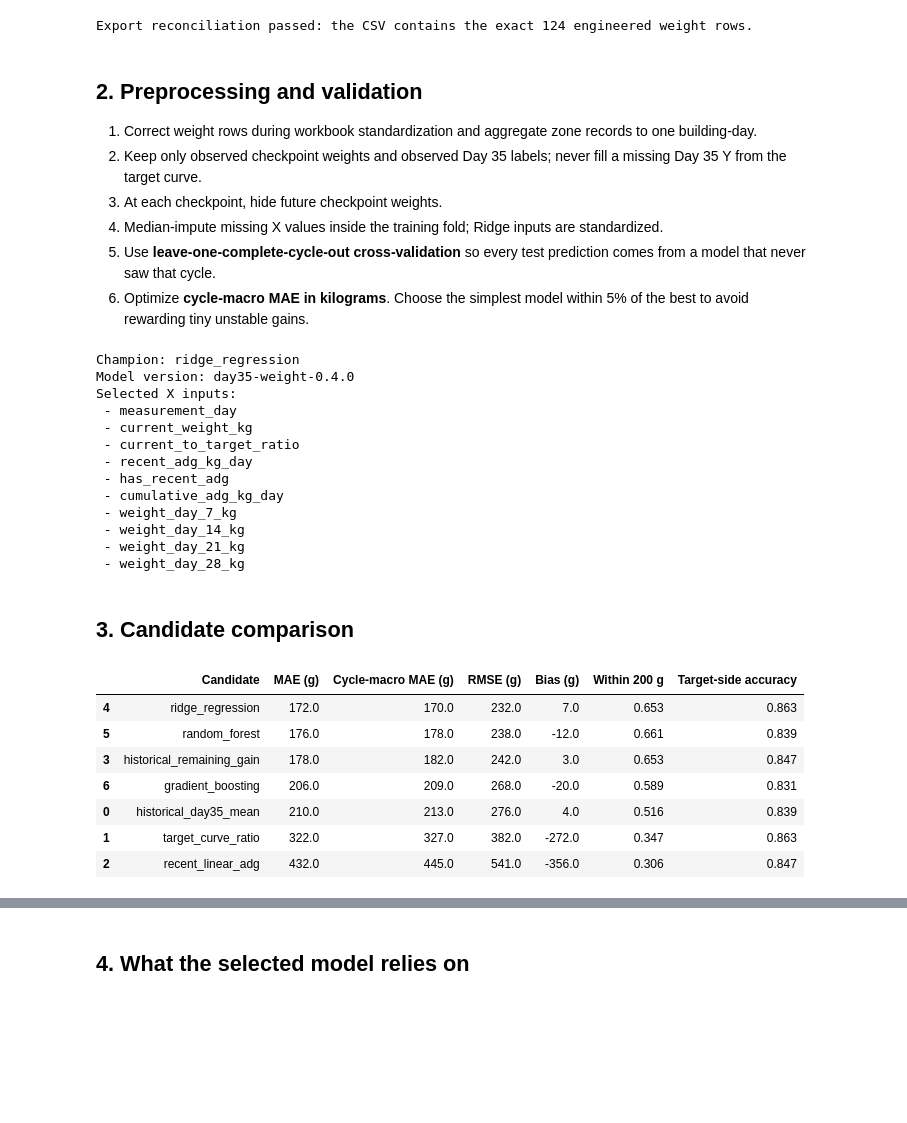
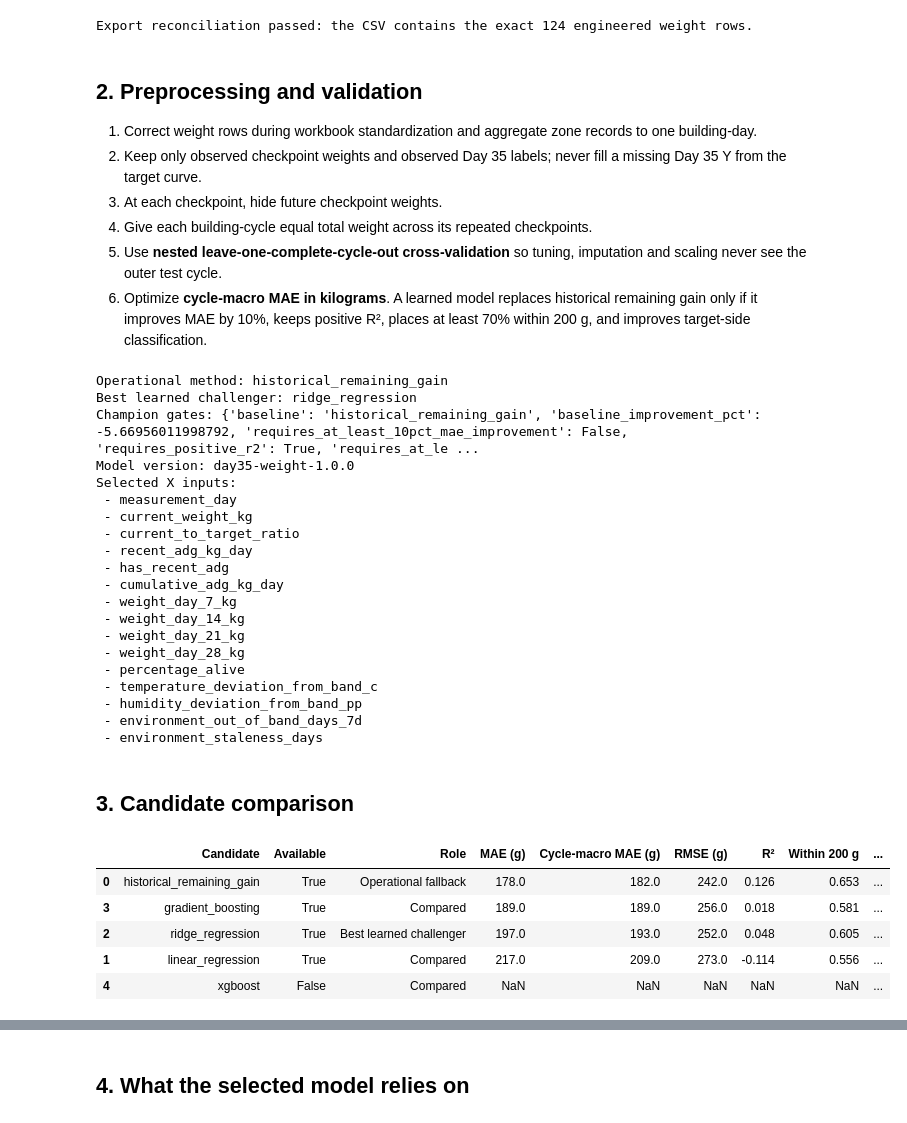
Before and after one commit to jourdandgo/Project_Canary_Capstone, a Jupyter notebook: notebooks/Project_Canary_Day35_Weight_Model.ipynb, the cells around one changed output, grey strips where cells are left out. Drawn from its saved outputs; the diff is of its cells as text; code cells hidden in the pictures; blank space fills up the shorter version.

Commit message:
Polish model explainability, expand EDA, and update defense materials
Polish model explainability, expand EDA, and update defense materials

```diff
--- a/notebooks/Project_Canary_Day35_Weight_Model.ipynb
+++ b/notebooks/Project_Canary_Day35_Weight_Model.ipynb
@@ -77,19 +77,23 @@ Export reconciliation passed: the CSV contains the exact 124 engineered weight r
 1. Correct weight rows during workbook standardization and aggregate zone records to one building-day.
 2. Keep only observed checkpoint weights and observed Day 35 labels; never fill a missing Day 35 Y from the target curve.
 3. At each checkpoint, hide future checkpoint weights.
-4. Median-impute missing X values inside the training fold; Ridge inputs are standardized.
-5. Use **leave-one-complete-cycle-out cross-validation** so every test prediction comes from a model that never saw that cycle.
-6. Optimize **cycle-macro MAE in kilograms**. Choose the simplest model within 5% of the best to avoid rewarding tiny unstable gains.
+4. Give each building-cycle equal total weight across its repeated checkpoints.
+5. Use **nested leave-one-complete-cycle-out cross-validation** so tuning, imputation and scaling never see the outer test cycle.
+6. Optimize **cycle-macro MAE in kilograms**. A learned model replaces historical remaining gain only if it improves MAE by 10%, keeps positive R², places at least 70% within 200 g, and improves target-side classification.
 # %%
 manifest = train_day35_weight_baseline(dataset)
-print("Champion:", manifest["selected_model"])
+print("Operational method:", manifest["selected_model"])
+print("Best learned challenger:", manifest["research_champion"])
+print("Champion gates:", manifest["champion_gates"])
 print("Model version:", manifest["model_version"])
 print("Selected X inputs:")
 for feature in manifest["ridge_parameters"]["features"]:
     print(" -", feature)
 # %% [output]
-Champion: ridge_regression
-Model version: day35-weight-0.4.0
+Operational method: historical_remaining_gain
+Best learned challenger: ridge_regression
+Champion gates: {'baseline': 'historical_remaining_gain', 'baseline_improvement_pct': -5.66956011998792, 'requires_at_least_10pct_mae_improvement': False, 'requires_positive_r2': True, 'requires_at_le ...
+Model version: day35-weight-1.0.0
 Selected X inputs:
  - measurement_day
  - current_weight_kg
@@ -101,31 +105,36 @@ Selected X inputs:
  - weight_day_14_kg
  - weight_day_21_kg
  - weight_day_28_kg
+ - percentage_alive
+ - temperature_deviation_from_band_c
+ - humidity_deviation_from_band_pp
+ - environment_out_of_band_days_7d
+ - environment_staleness_days
 # %% [markdown]
 ## 3. Candidate comparison
 # %%
 comparison = pd.DataFrame([
     {
-        "Candidate": name,
-        "MAE (g)": metrics["mae_kg"] * 1000,
-        "Cycle-macro MAE (g)": metrics["cycle_macro_mae_kg"] * 1000,
-        "RMSE (g)": metrics["rmse_kg"] * 1000,
-        "Bias (g)": metrics["bias_kg"] * 1000,
-        "Within 200 g": metrics["within_200g_rate"],
-        "Target-side accuracy": metrics["target_side_accuracy"],
+        "Candidate": entry["model"],
+        "Available": entry["available"],
+        "Role": "Operational fallback" if entry["model"] == manifest["selected_model"] else "Best learned challenger" if entry["model"] == manifest["research_champion"] else "Compared",
+        "MAE (g)": manifest["candidate_metrics"].get(entry["model"], {}).get("mae_kg", np.nan) * 1000,
+        "Cycle-macro MAE (g)": manifest["candidate_metrics"].get(entry["model"], {}).get("cycle_macro_mae_kg", np.nan) * 1000,
+        "RMSE (g)": manifest["candidate_metrics"].get(entry["model"], {}).get("rmse_kg", np.nan) * 1000,
+        "R²": manifest["candidate_metrics"].get(entry["model"], {}).get("r2", np.nan),
+        "Within 200 g": manifest["candidate_metrics"].get(entry["model"], {}).get("within_200g_rate", np.nan),
+        "Target-side accuracy": manifest["candidate_metrics"].get(entry["model"], {}).get("target_side_accuracy", np.nan),
     }
-    for name, metrics in manifest["candidate_metrics"].items()
+    for entry in manifest["candidate_registry"]
 ]).sort_values("Cycle-macro MAE (g)")
-comparison.round({"MAE (g)": 0, "Cycle-macro MAE (g)": 0, "RMSE (g)": 0, "Bias (g)": 0, "Within 200 g": 3, "Target-side accuracy": 3})
+comparison.round({"MAE (g)": 0, "Cycle-macro MAE (g)": 0, "RMSE (g)": 0, "R²": 3, "Bias (g)": 0, "Within 200 g": 3, "Target-side accuracy": 3})
 # %% [output]
-|  | Candidate | MAE (g) | Cycle-macro MAE (g) | RMSE (g) | Bias (g) | Within 200 g | Target-side accuracy |
-| 4 | ridge_regression | 172.0 | 170.0 | 232.0 | 7.0 | 0.653 | 0.863 |
-| 5 | random_forest | 176.0 | 178.0 | 238.0 | -12.0 | 0.661 | 0.839 |
-| 3 | historical_remaining_gain | 178.0 | 182.0 | 242.0 | 3.0 | 0.653 | 0.847 |
-| 6 | gradient_boosting | 206.0 | 209.0 | 268.0 | -20.0 | 0.589 | 0.831 |
-| 0 | historical_day35_mean | 210.0 | 213.0 | 276.0 | 4.0 | 0.516 | 0.839 |
-| 1 | target_curve_ratio | 322.0 | 327.0 | 382.0 | -272.0 | 0.347 | 0.863 |
-| 2 | recent_linear_adg | 432.0 | 445.0 | 541.0 | -356.0 | 0.306 | 0.847 |
+|  | Candidate | Available | Role | MAE (g) | Cycle-macro MAE (g) | RMSE (g) | R² | Within 200 g | ... |
+| 0 | historical_remaining_gain | True | Operational fallback | 178.0 | 182.0 | 242.0 | 0.126 | 0.653 | ... |
+| 3 | gradient_boosting | True | Compared | 189.0 | 189.0 | 256.0 | 0.018 | 0.581 | ... |
+| 2 | ridge_regression | True | Best learned challenger | 197.0 | 193.0 | 252.0 | 0.048 | 0.605 | ... |
+| 1 | linear_regression | True | Compared | 217.0 | 209.0 | 273.0 | -0.114 | 0.556 | ... |
+| 4 | xgboost | False | Compared | NaN | NaN | NaN | NaN | NaN | ... |
 # %%
 cycle_performance = pd.DataFrame.from_dict(manifest["selected_metrics"]["cycle"], orient="index")
 cycle_performance.index.name = "Held-out cycle"
```
Also changed, not shown: parts of 12 cells of this notebook, 51 other files.
